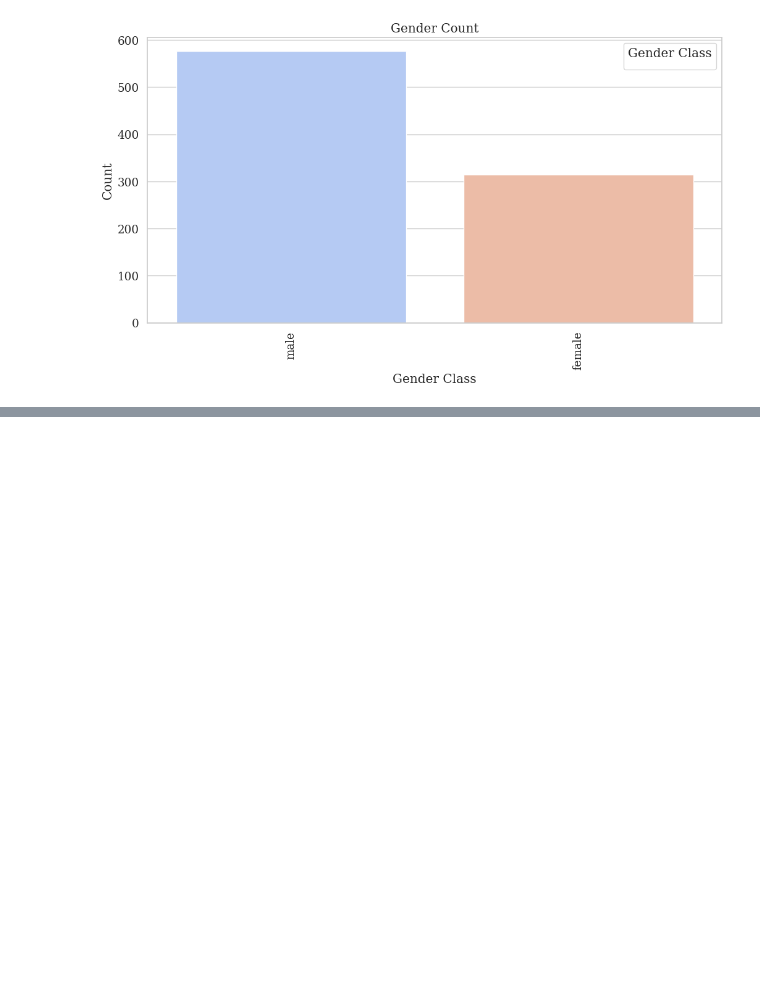
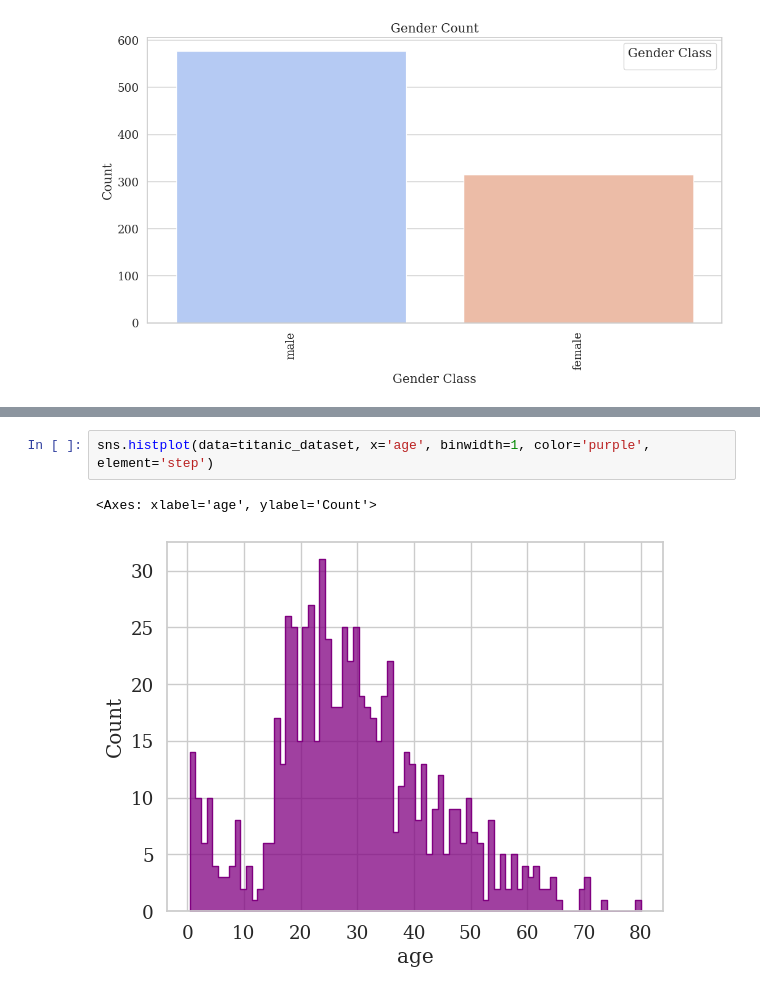
Before and after one commit to vadivelmurugesan/data-science, a Jupyter notebook: 06_seaborn/01_fundamentals.ipynb, the cells around one changed output, grey strips where cells are left out. Drawn from its saved outputs; the diff is of its cells as text; blank space fills up the shorter version.

```diff
--- a/06_seaborn/01_fundamentals.ipynb
+++ b/06_seaborn/01_fundamentals.ipynb
@@ -89,0 +131,5 @@ plt.show()
+# %%
+sns.histplot(data=titanic_dataset, x='age', binwidth=1, color='purple', element='step')
+# %% [output]
+<Axes: xlabel='age', ylabel='Count'>
+[figure, added]
```
Also changed, not shown: parts of 6 cells of this notebook, 3 other files.
